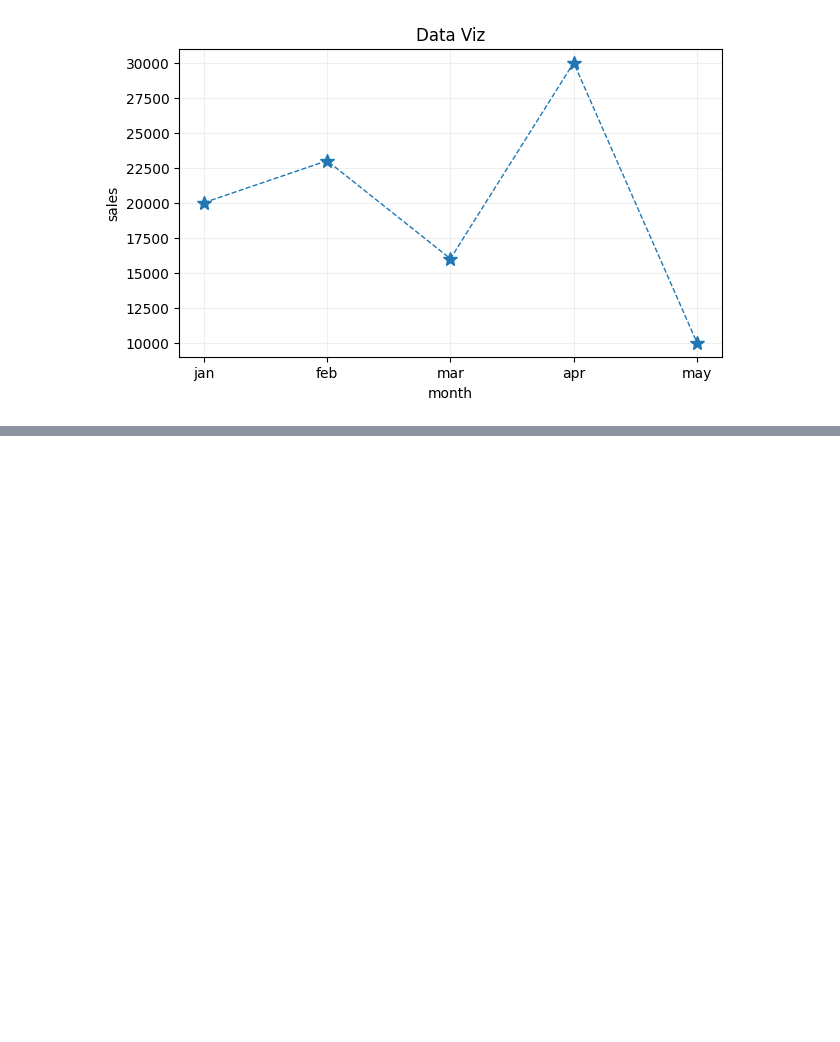
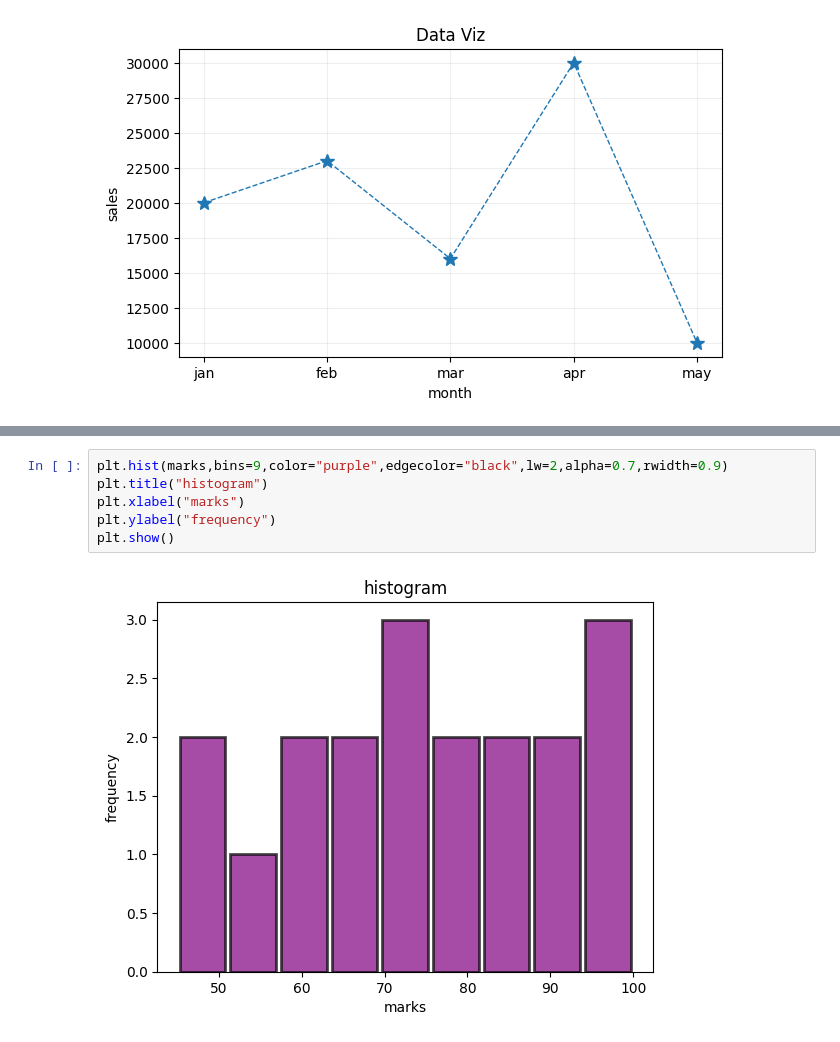
Before and after one commit to kaithatejasri/datascience, a Jupyter notebook: Untitled-8.ipynb, the cells around one changed output, grey strips where cells are left out. Cells and saved outputs as stored; diff of their text form; blank space fills up the shorter version.

```diff
--- a/Untitled-8.ipynb
+++ b/Untitled-8.ipynb
@@ -38,0 +82,8 @@ plt.show()
+# %%
+plt.hist(marks,bins=9,color="purple",edgecolor="black",lw=2,alpha=0.7,rwidth=0.9)
+plt.title("histogram")
+plt.xlabel("marks")
+plt.ylabel("frequency")
+plt.show()
+# %% [output]
+[figure, added]
```
Also changed, not shown: parts of 6 cells of this notebook, 3 other files.
